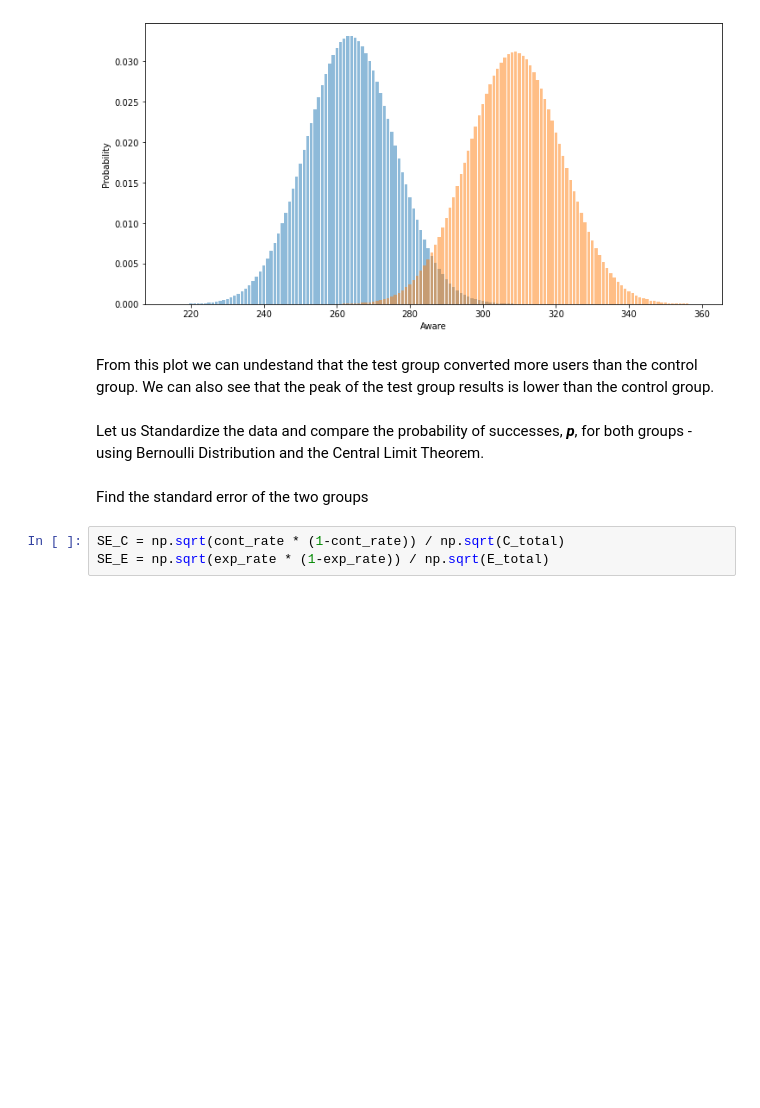
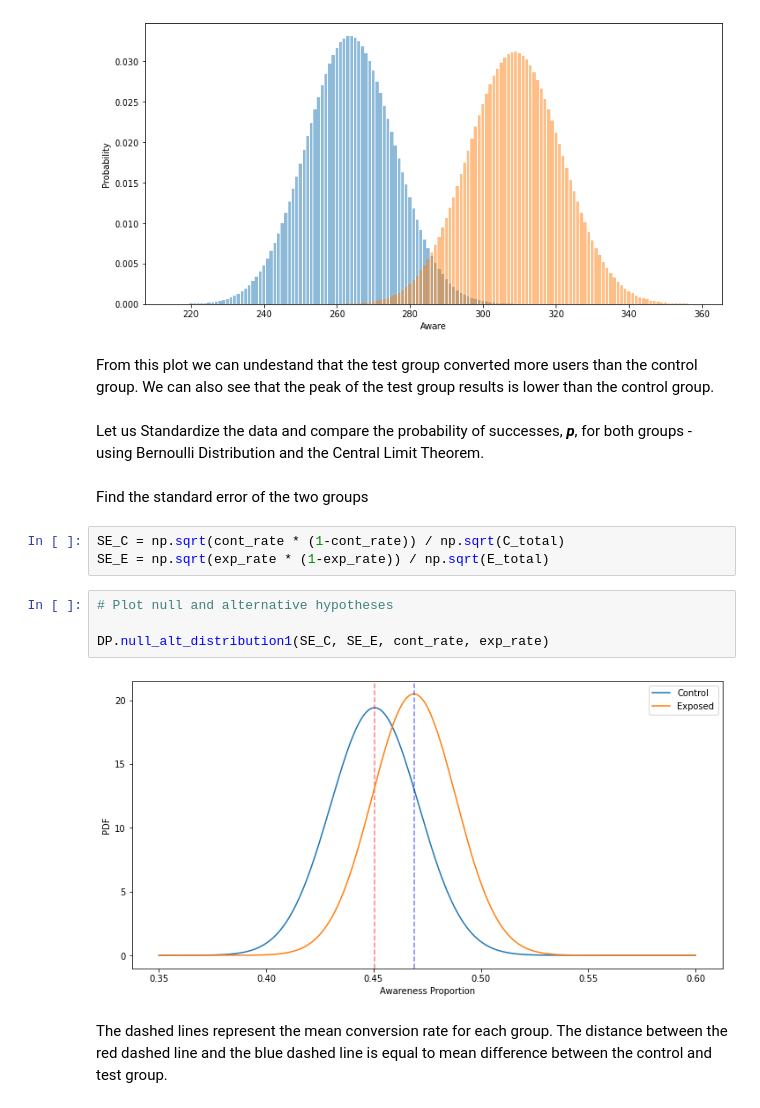
Before and after one commit to bkget/SmartAd-Performance-Aanalysis, a Jupyter notebook: notebooks/classical_AB_testing.ipynb, the cells around one changed output. Cells and saved outputs as stored; diff of their text form; blank space fills up the shorter version.

Commit message:
Plot null and alternative hypotheses

```diff
--- a/notebooks/classical_AB_testing.ipynb
+++ b/notebooks/classical_AB_testing.ipynb
@@ -196,3 +196,11 @@ Find the standard error of the two groups
 # %%
 SE_C = np.sqrt(cont_rate * (1-cont_rate)) / np.sqrt(C_total)
 SE_E = np.sqrt(exp_rate * (1-exp_rate)) / np.sqrt(E_total)
+# %%
+# Plot null and alternative hypotheses
+
+DP.null_alt_distribution1(SE_C, SE_E, cont_rate, exp_rate)
+# %% [output]
+[figure, added]
+# %% [markdown]
+The dashed lines represent the mean conversion rate for each group. The distance between the red dashed line and the blue dashed line is equal to mean difference between the control and test group.
```
